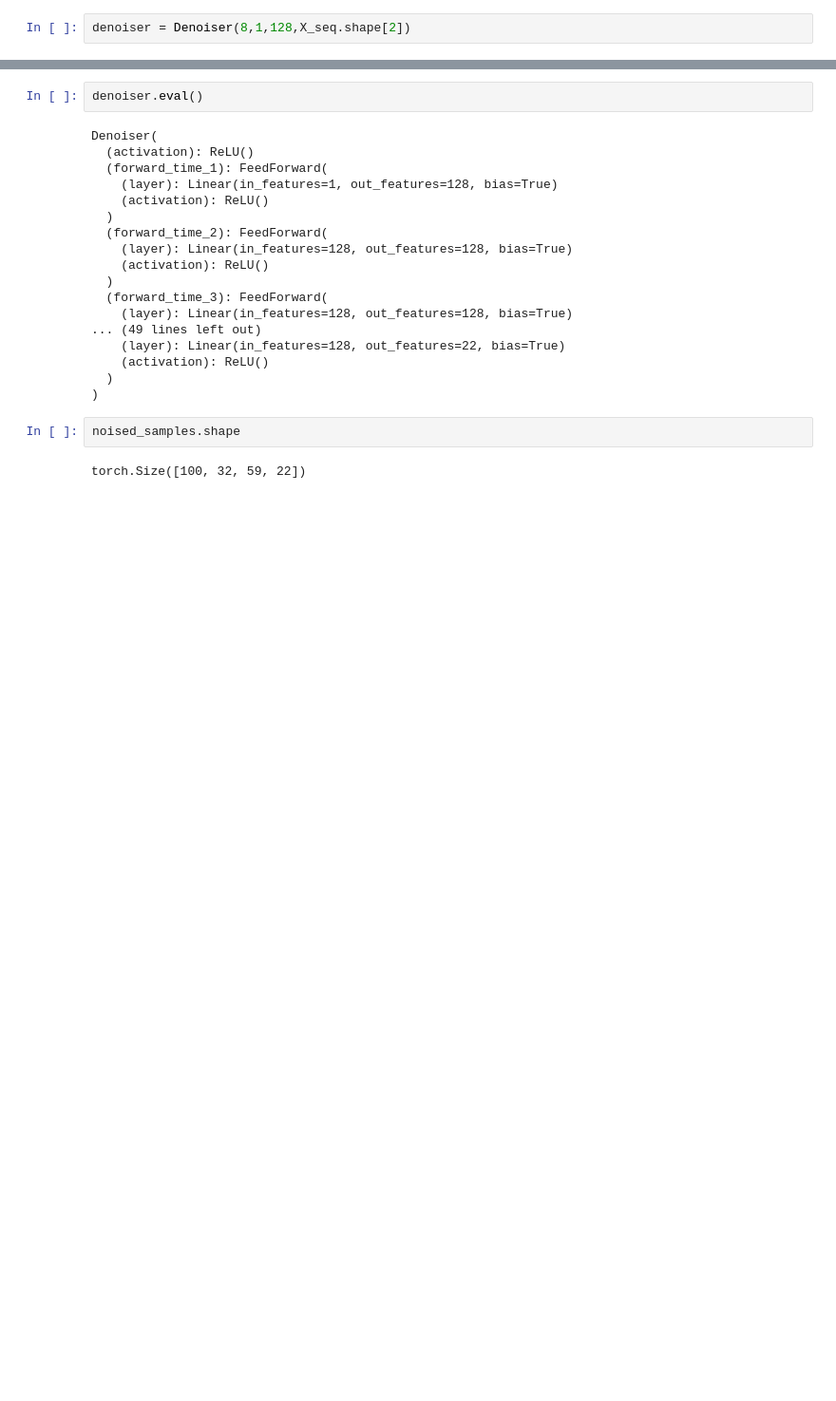
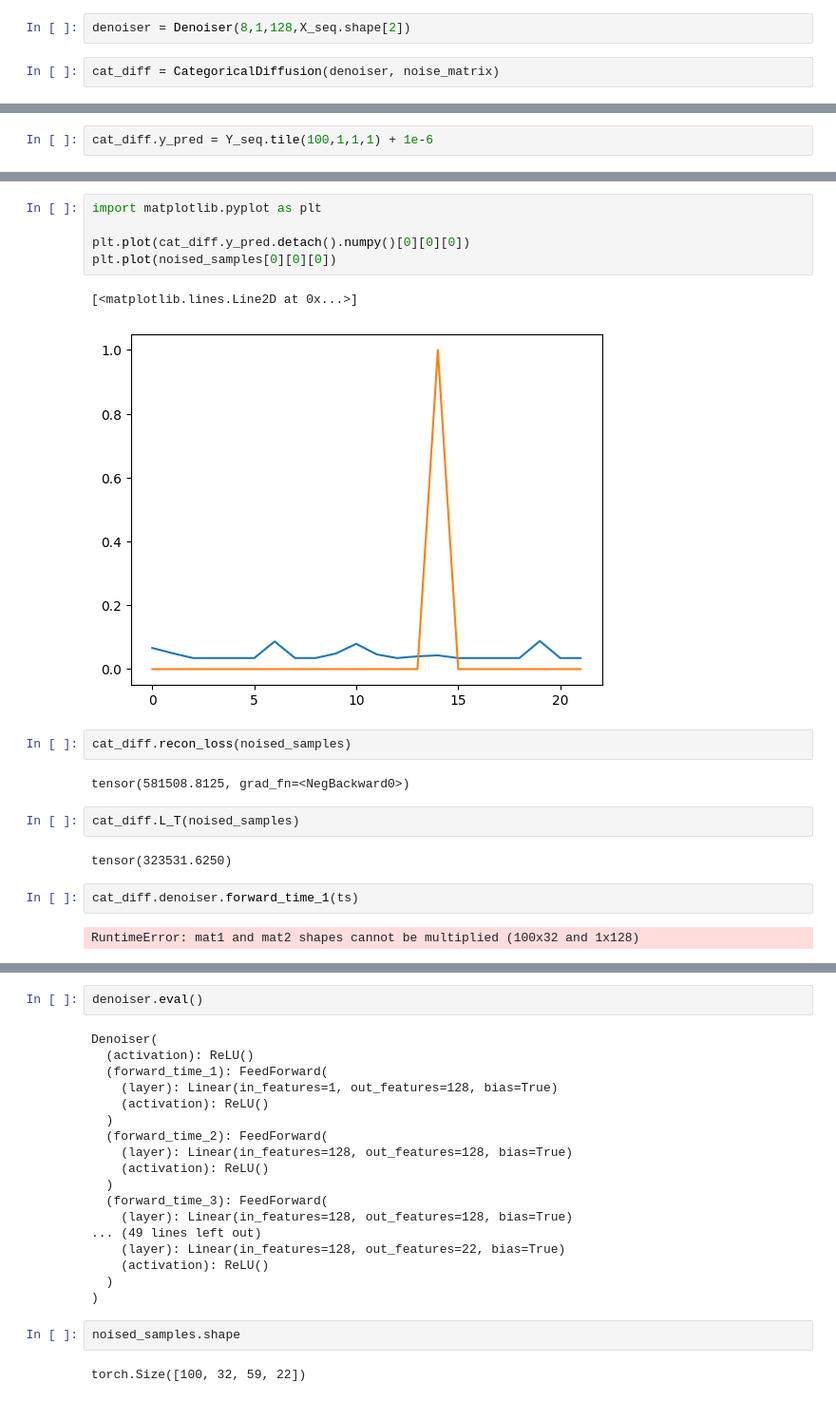
Before and after one commit to sachdved/DiscreteDiffusion, a Jupyter notebook: CreatingDiscreteDiffusionV2.ipynb, the cells around one changed output, grey strips where cells are left out. Shown at 95% size. Cells and saved outputs as stored; diff of their text form; blank space fills up the shorter version.

```diff
--- a/CreatingDiscreteDiffusionV2.ipynb
+++ b/CreatingDiscreteDiffusionV2.ipynb
@@ -103,2 +25,4 @@ noised_samples_reshaped = noised_samples.view(noised_samples.shape[0]*noised_sam
 # %%
 denoiser = Denoiser(8,1,128,X_seq.shape[2])
+# %%
+cat_diff = CategoricalDiffusion(denoiser, noise_matrix)
@@ -104,0 +51,2 @@ denoiser = Denoiser(8,1,128,X_seq.shape[2])
+# %%
+cat_diff.y_pred = Y_seq.tile(100,1,1,1) + 1e-6
@@ -104,0 +77,20 @@ denoiser = Denoiser(8,1,128,X_seq.shape[2])
+# %%
+import matplotlib.pyplot as plt
+
+plt.plot(cat_diff.y_pred.detach().numpy()[0][0][0])
+plt.plot(noised_samples[0][0][0])
+# %% [output]
+[<matplotlib.lines.Line2D at 0x...>]
+[figure, added]
+# %%
+cat_diff.recon_loss(noised_samples)
+# %% [output]
+tensor(581508.8125, grad_fn=<NegBackward0>)
+# %%
+cat_diff.L_T(noised_samples)
+# %% [output]
+tensor(323531.6250)
+# %%
+cat_diff.denoiser.forward_time_1(ts)
+# %% [output]
+RuntimeError: mat1 and mat2 shapes cannot be multiplied (100x32 and 1x128)
```
Also changed, not shown: parts of 9 cells of this notebook, 5 other files.
